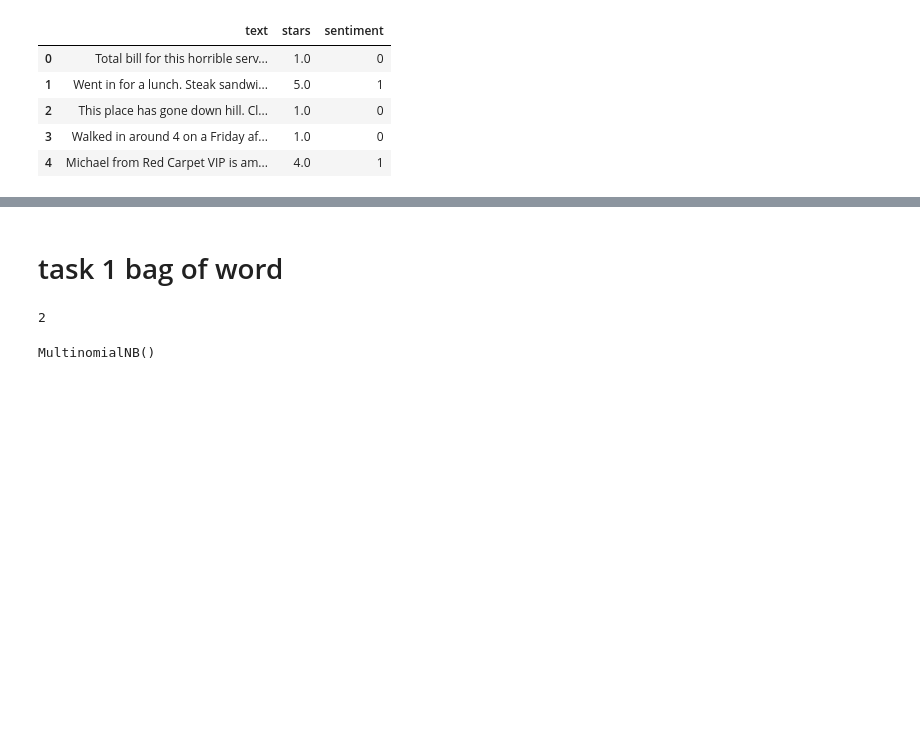
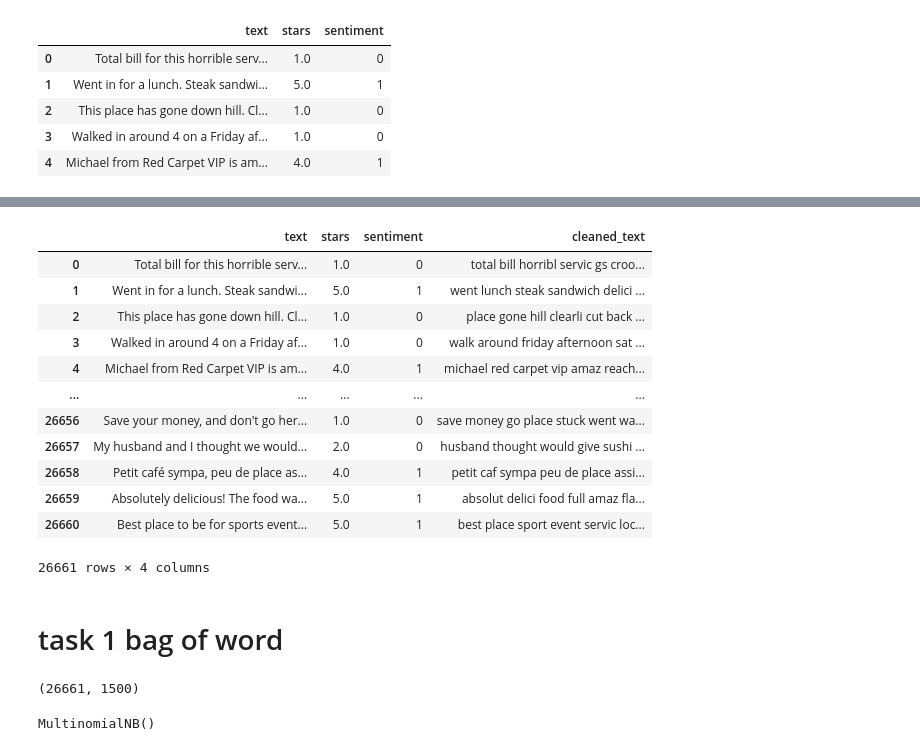
Before and after one commit to abhinavigator/SMAI, a Jupyter notebook: Assignment/2020101054_A2/rollnumber_A2_Q1/Q1.ipynb, the cells around one changed output, grey strips where cells are left out. Cells and saved outputs as stored; diff of their text form; code cells hidden in the pictures; blank space fills up the shorter version.

```diff
--- a/Assignment/2020101054_A2/rollnumber_A2_Q1/Q1.ipynb
+++ b/Assignment/2020101054_A2/rollnumber_A2_Q1/Q1.ipynb
@@ -58,6 +81,22 @@ def clean_text(text):
     return ' '.join(words)
 # %%
 data['cleaned_text'] = data['text'].apply(clean_text)
+# %%
+data
+# %% [output]
+|  | text | stars | sentiment | cleaned_text |
+| 0 | Total bill for this horrible serv... | 1.0 | 0 | total bill horribl servic gs croo... |
+| 1 | Went in for a lunch. Steak sandwi... | 5.0 | 1 | went lunch steak sandwich delici ... |
+| 2 | This place has gone down hill. Cl... | 1.0 | 0 | place gone hill clearli cut back ... |
+| 3 | Walked in around 4 on a Friday af... | 1.0 | 0 | walk around friday afternoon sat ... |
+| 4 | Michael from Red Carpet VIP is am... | 4.0 | 1 | michael red carpet vip amaz reach... |
+| ... | ... | ... | ... | ... |
+| 26656 | Save your money, and don't go her... | 1.0 | 0 | save money go place stuck went wa... |
+| 26657 | My husband and I thought we would... | 2.0 | 0 | husband thought would give sushi ... |
+| 26658 | Petit café sympa, peu de place as... | 4.0 | 1 | petit caf sympa peu de place assi... |
+| 26659 | Absolutely delicious! The food wa... | 5.0 | 1 | absolut delici food full amaz fla... |
+| 26660 | Best place to be for sports event... | 5.0 | 1 | best place sport event servic loc... |
+26661 rows × 4 columns
 # %% [markdown]
 # task 1 bag of word
 # %%
@@ -66,9 +105,9 @@ from sklearn.feature_extraction.text import CountVectorizer
 vectorizer = CountVectorizer(max_features=1500)
 X_bow = vectorizer.fit_transform(data['cleaned_text']).toarray()
 # %%
-X_bow
+X_bow.shape
 # %% [output]
-2
+(26661, 1500)
 # %%
 # split the data
 
```
Also changed, not shown: parts of 10 cells of this notebook.
